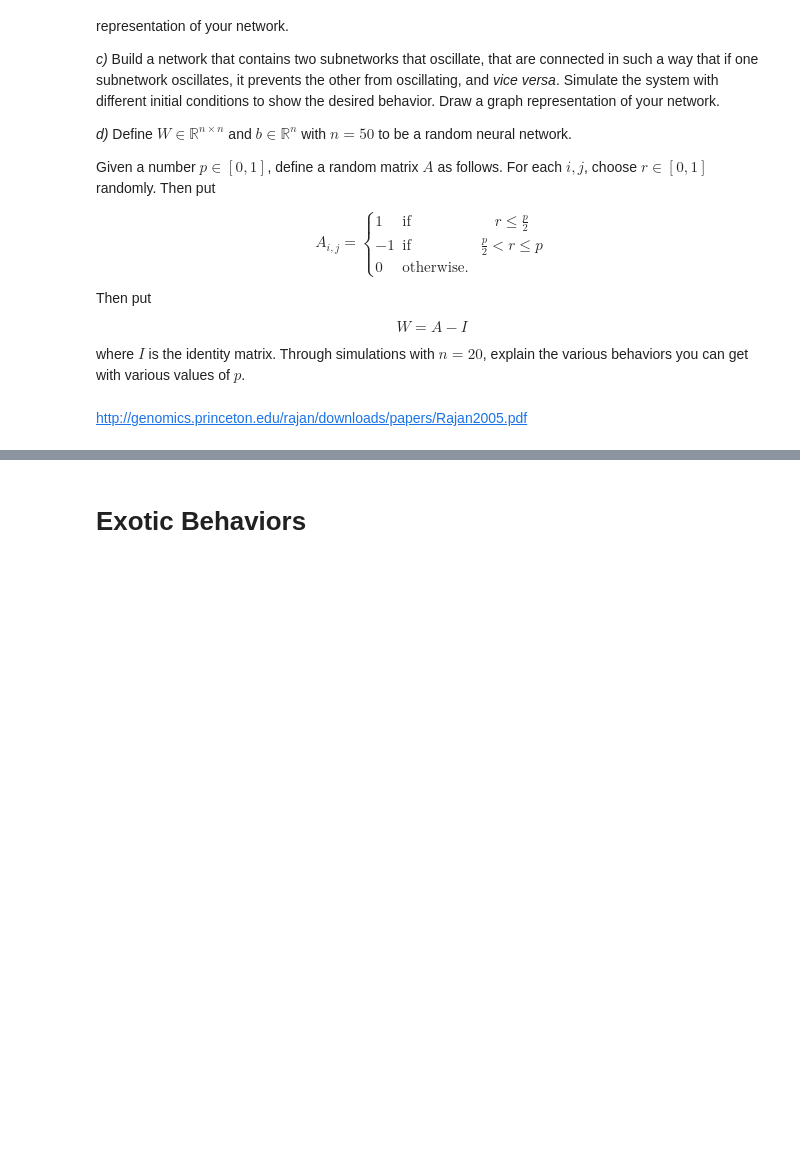
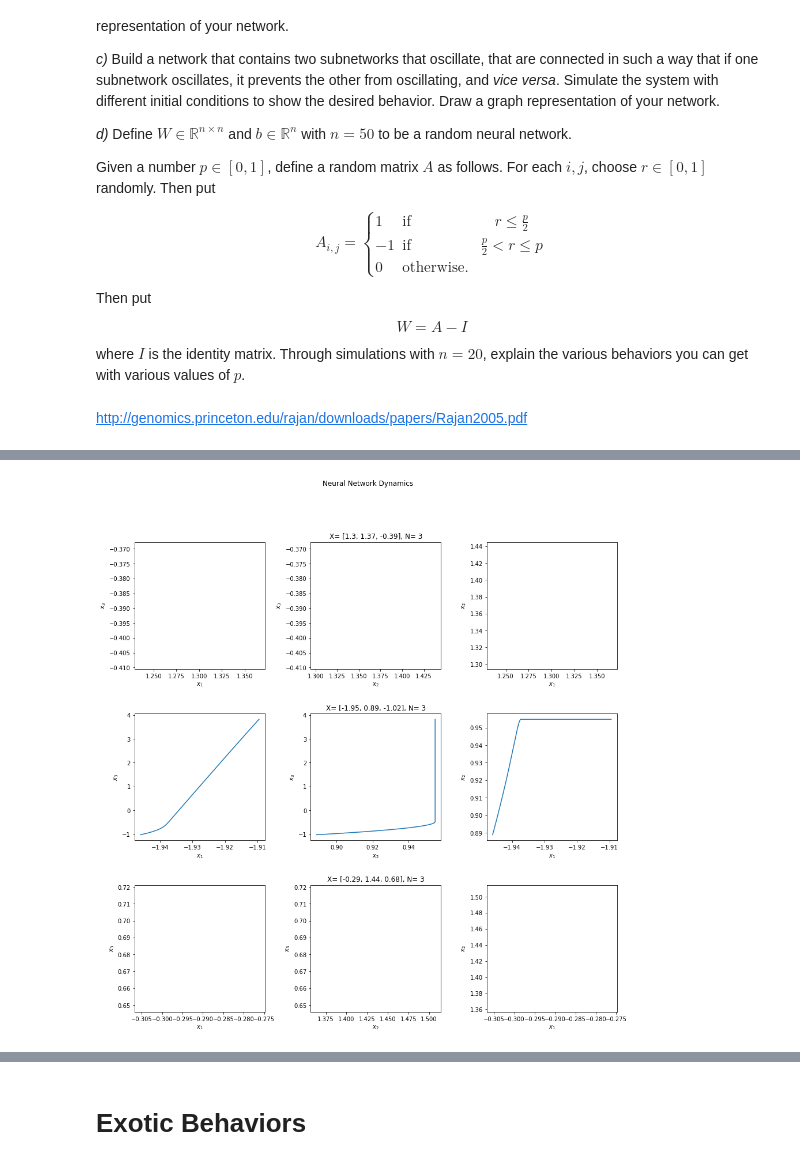
Before and after one commit to kegedy/EE502P, a Jupyter notebook: hw/kevin/HW10.ipynb, the cells around one changed output, grey strips where cells are left out. Cells and saved outputs as stored; diff of their text form; code cells hidden in the pictures; blank space fills up the shorter version.

```diff
--- a/hw/kevin/HW10.ipynb
+++ b/hw/kevin/HW10.ipynb
@@ -113,19 +109,0 @@ b = np.zeros(3)
-# %%
-# simulate different number of neurons
-def firing_rates(X,t):
-    N,W,b = X
-    X_rate = [0]*N
-    for i in (N-1):
-        s = 0
-        # dynamics
-        for j in (N-1):
-            s += W[i,j]*X[j]+b[i]
-        X_rate[i] = g(s)
-    return X_rate
-
-t = np.linspace(0., 40, 6000)
-X_rate = spi.odeint(firing_rates,(N,W,b),t);
-
-plt.plot(X_rate[:,0],X_rate[:,2],label="trajectory 1");
-plt.xlabel("x")
-plt.ylabel("z");
@@ -133,0 +110,78 @@ ValueError: could not broadcast input array from shape (3,3) into shape (3)
+# %%
+# simulate different number of neurons
+# The size of the array returned by func must match the size of y0 (init)
+def firing_rates(init,t,W,b,neurons):
+    X = init
+    N = int(neurons)
+    X_rate = [0]*N
+    for i in range(N):
+        # dynamics
+        s = 0
+        for j in range(N):
+            s += W[i,j]*X[j]+b[i]
+        X_rate[i] = g(s)
+    return X_rate
+
+t = np.linspace(0., 10, 6000)
+fig,axs = plt.subplots(3,3,figsize=(15,15))
+plt.suptitle("Neural Network Dynamics")
+plt.subplots_adjust(hspace=0.35)
+plt.subplots_adjust(wspace=0.35)
+
+############################
+X = generate_initial_cond(N)
+state0 = spi.odeint(firing_rates,X,t,args=(W,b,N))
+
+X = [round(x,2) for x in X]
+axs[0,0].plot(state0[:,0],state0[:,2],label="trajectory 1")
+axs[0,0].set_xlabel("$x_1$")
+axs[0,0].set_ylabel("$x_3$")
+
+axs[0,1].plot(state0[:,1],state0[:,2],label="trajectory 1")
+axs[0,1].set_xlabel("$x_2$")
+axs[0,1].set_ylabel("$x_3$")
+axs[0,1].set_title(f"X= {X}, N= {N}")
+
+axs[0,2].plot(state0[:,0],state0[:,1],label="trajectory 1")
+axs[0,2].set_xlabel("$x_1$")
+axs[0,2].set_ylabel("$x_2$")
+
+############################
+X = generate_initial_cond(N)
+state1 = spi.odeint(firing_rates,X,t,args=(W,b,N))
+
+X = [round(x,2) for x in X]
+axs[1,0].plot(state1[:,0],state1[:,2],label="trajectory 1")
+axs[1,0].set_xlabel("$x_1$")
+axs[1,0].set_ylabel("$x_3$")
+
+axs[1,1].plot(state1[:,1],state1[:,2],label="trajectory 1")
+axs[1,1].set_xlabel("$x_2$")
+axs[1,1].set_ylabel("$x_3$")
+axs[1,1].set_title(f"X= {X}, N= {N}")
+
+axs[1,2].plot(state1[:,0],state1[:,1],label="trajectory 1")
+axs[1,2].set_xlabel("$x_1$")
+axs[1,2].set_ylabel("$x_2$")
+
+############################
+X = generate_initial_cond(N)
+state2 = spi.odeint(firing_rates,X,t,args=(W,b,N))
+
+X = [round(x,2) for x in X]
+axs[2,0].plot(state2[:,0],state2[:,2],label="trajectory 1")
+axs[2,0].set_xlabel("$x_1$")
+axs[2,0].set_ylabel("$x_3$")
+
+axs[2,1].plot(state2[:,1],state2[:,2],label="trajectory 1")
+axs[2,1].set_xlabel("$x_2$")
+axs[2,1].set_ylabel("$x_3$")
+axs[2,1].set_title(f"X= {X}, N= {N}")
+
+axs[2,2].plot(state2[:,0],state2[:,1],label="trajectory 1")
+axs[2,2].set_xlabel("$x_1$")
+axs[2,2].set_ylabel("$x_2$")
+
+plt.show();
+# %% [output]
+[figure, added]
```
Also changed, not shown: parts of 10 cells of this notebook.
